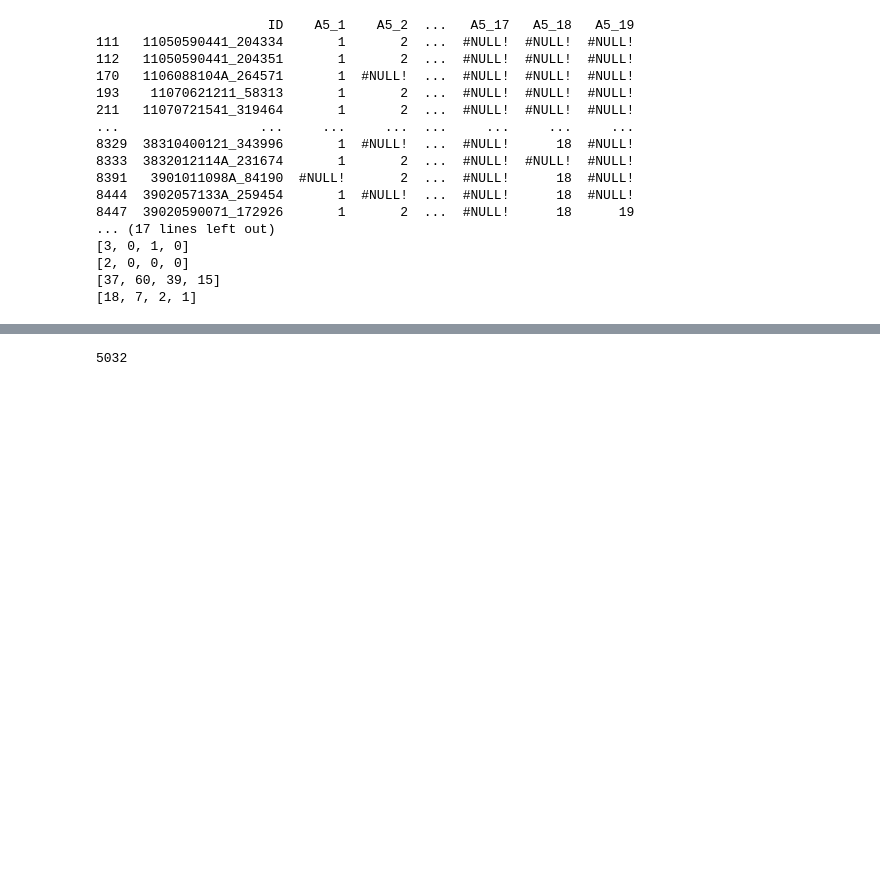
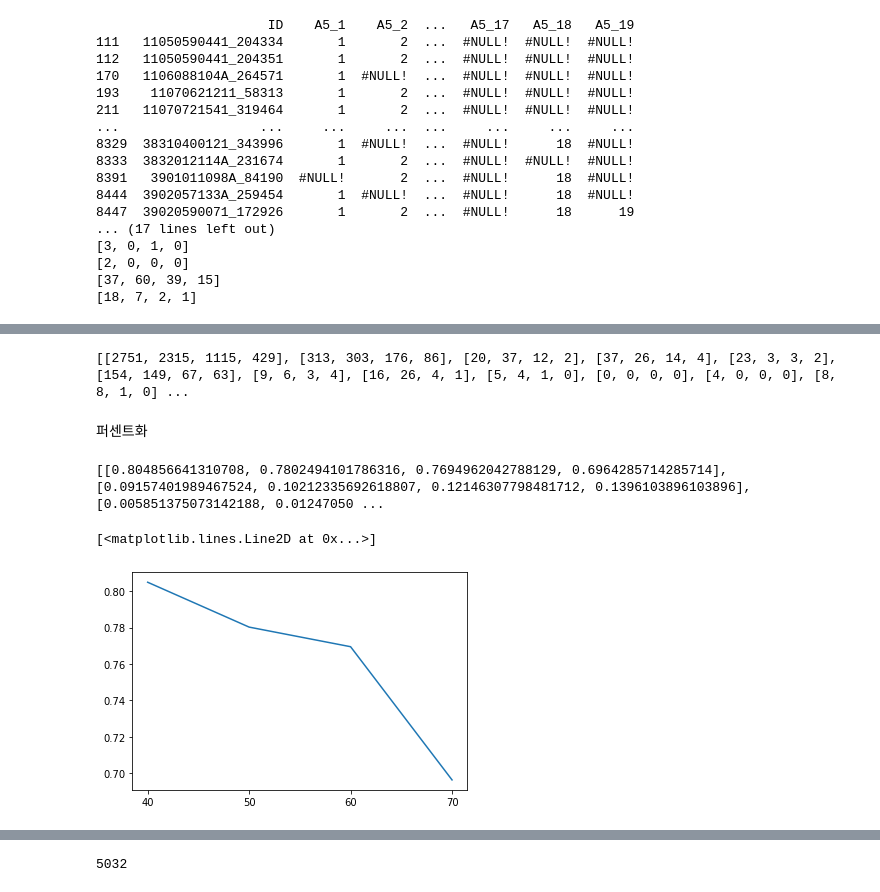
Before and after one commit to ansehoon1999/MG-DataAnaylsis, a Jupyter notebook: 세훈/DataAnaylsis_7_18.ipynb, the cells around one changed output, grey strips where cells are left out. Cells and saved outputs as stored; diff of their text form; code cells hidden in the pictures; blank space fills up the shorter version.

```diff
--- a/세훈/DataAnaylsis_7_18.ipynb
+++ b/세훈/DataAnaylsis_7_18.ipynb
@@ -619,0 +564,30 @@ plt.show()
+# %%
+act_list = [act_list_1, act_list_2, act_list_3, act_list_4, act_list_5, act_list_6, act_list_7, act_list_8, act_list_9, act_list_10, act_list_11, act_list_12, act_list_13, act_list_14, act_list_15, act_list_16, act_list_17, act_list_18, act_list_19]
+print(act_list)
+# %% [output]
+[[2751, 2315, 1115, 429], [313, 303, 176, 86], [20, 37, 12, 2], [37, 26, 14, 4], [23, 3, 3, 2], [154, 149, 67, 63], [9, 6, 3, 4], [16, 26, 4, 1], [5, 4, 1, 0], [0, 0, 0, 0], [4, 0, 0, 0], [8, 8, 1, 0] ...
+# %% [markdown]
+퍼센트화
+# %%
+for i in range(len(act_list)) :
+  for j in range(4) :
+    if j == 0 :
+      act_list[i][j] = act_list[i][j] / len(df_age_4)
+    elif j == 1 :
+      act_list[i][j] = act_list[i][j] / len(df_age_5)
+    elif j == 2 :
+      act_list[i][j] = act_list[i][j] / len(df_age_6)
+    elif j == 3 :
+      act_list[i][j] = act_list[i][j] / len(df_age_7)
+
+print(act_list)
+# %% [output]
+[[0.804856641310708, 0.7802494101786316, 0.7694962042788129, 0.6964285714285714], [0.09157401989467524, 0.10212335692618807, 0.12146307798481712, 0.1396103896103896], [0.005851375073142188, 0.01247050 ...
+# %%
+from matplotlib import pyplot as plt
+age = ['40', '50', '60', '70']
+
+plt.plot(age, act_list[0])
+# %% [output]
+[<matplotlib.lines.Line2D at 0x...>]
+[figure, added]
```
Also changed, not shown: parts of 16 cells of this notebook.
